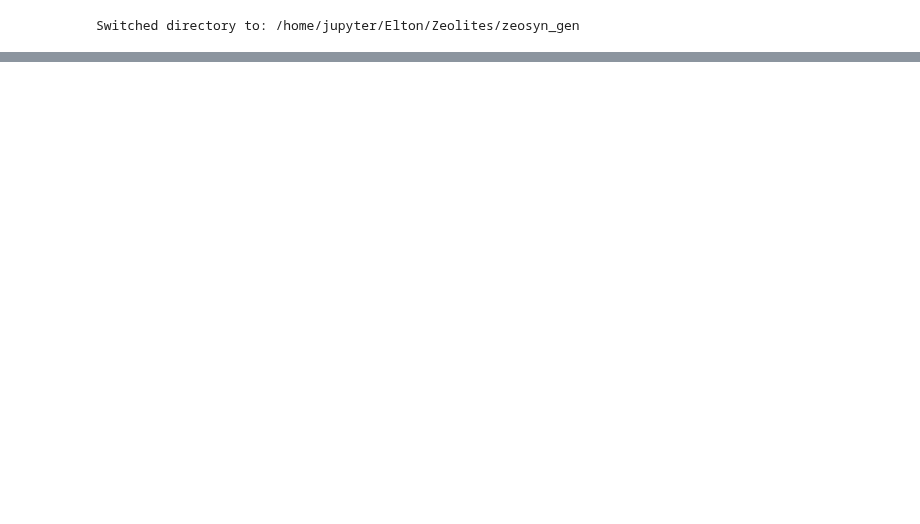
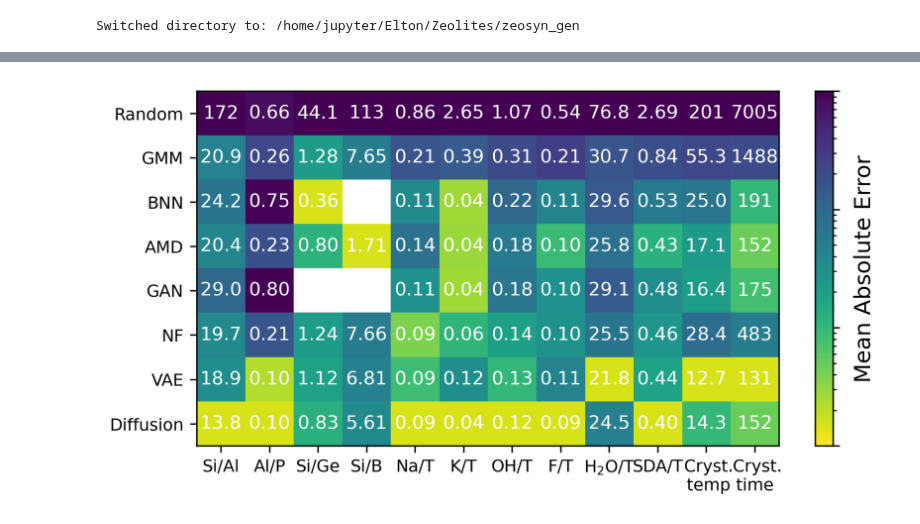
Before and after one commit to eltonpan/zeosyn_gen, a Jupyter notebook: notebooks/compare_model_metrics.ipynb, the cells around one changed output, grey strips where cells are left out. Drawn from its saved outputs; the diff is of its cells as text; code cells hidden in the pictures; blank space fills up the shorter version.

```diff
--- a/notebooks/compare_model_metrics.ipynb
+++ b/notebooks/compare_model_metrics.ipynb
@@ -124,0 +141,52 @@ plt.plot()
+# %%
+# Regression metrics
+
+def format_three_digits(value):
+    """ Format the value to have a total of three digits. """
+    if value >= 100:
+        return f"{value:.0f}"  # No decimal places for numbers 100 and above
+    elif value >= 10:
+        return f"{value:.1f}"  # One decimal place for numbers between 10 and 100
+    else:
+        return f"{value:.2f}"  # Two decimal places for numbers less than 10
+
+model2specs = {
+    'random': {'c': 'grey', 'n': 'Random'},
+    'gmm': {'c': 'purple', 'n': 'GMM'},
+    'bnn': {'c': 'black', 'n': 'BNN'},
+    # 'nn': {'c': 'tab:brown', 'n': 'NN'},
+    'amd': {'c': 'tab:blue', 'n': 'AMD'},
+    'gan': {'c': 'red', 'n': 'GAN'},
+    'nf': {'c': 'tab:orange', 'n': 'NF'},
+    'cvae': {'c': 'tab:green', 'n':'VAE'},
+    'diff': {'c': 'blue', 'n': 'Diffusion'}
+}
+
+# Create a random 8x12 matrix
+data = np.array([list(prec_results[x]['reg']['maes'].values()) for x in model2specs.keys()])
+data_scaled = np.zeros_like(data)
+for i in range(data.shape[1]):
+    data_scaled[:,i] = (data[:,i]-min(data[:,i]))/(max(data[:,i])-min(data[:,i]))+0.0015 # min_max scaling to 0-1
+
+# Create a heatmap using imshow
+plt.figure(figsize=(7,3.5),dpi=300)
+plot=plt.imshow(data_scaled, cmap='viridis_r', aspect='auto', norm=LogNorm(vmin=0.001, vmax=1))
+cb = plt.colorbar()  # Add a colorbar to show the scale
+cb.ax.set_ylabel('Mean Absolute Error')
+cb.set_ticklabels([])
+
+# Annotate each cell with its value
+for i in range(data.shape[0]):  # Loop over rows
+    for j in range(data.shape[1]):  # Loop over columns
+        text =plt.text(j, i, format_three_digits(data[i, j]), ha='center', va='center', color='white')
+
+
+ax=plt.gca()
+ax.set_xticks(range(12), labels=['Si/Al', 'Al/P', 'Si/Ge', 'Si/B', 'Na/T', 'K/T', 'OH/T', 'F/T', 'H$_2$O/T', 'SDA/T', ' Cryst.\n temp', ' Cryst.\ntime'])
+ax.set_yticks(range(len(model2specs)), labels=[m['n'] for m in model2specs.values()])
+plt.xticks(fontsize=9)
+plt.yticks(fontsize=9)
+# plt.savefig(f'figs/reg.pdf', bbox_inches='tight')
+plt.show()
+# %% [output]
+[figure, added]
```
Also changed, not shown: parts of 4 cells of this notebook, 29 other files.
